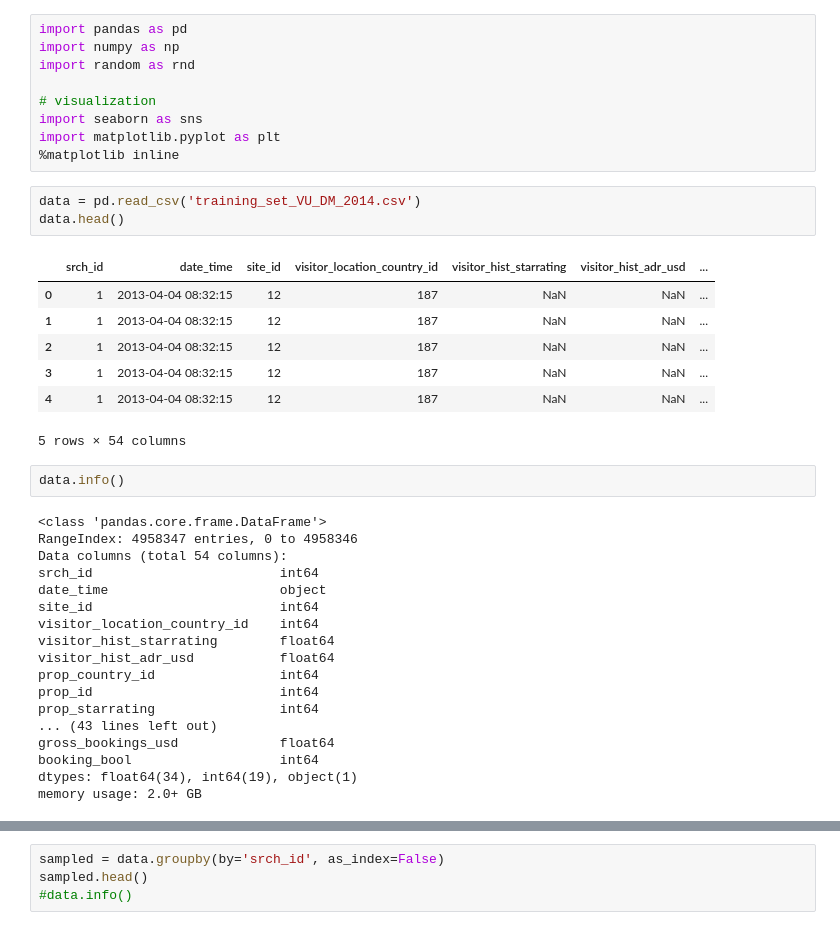
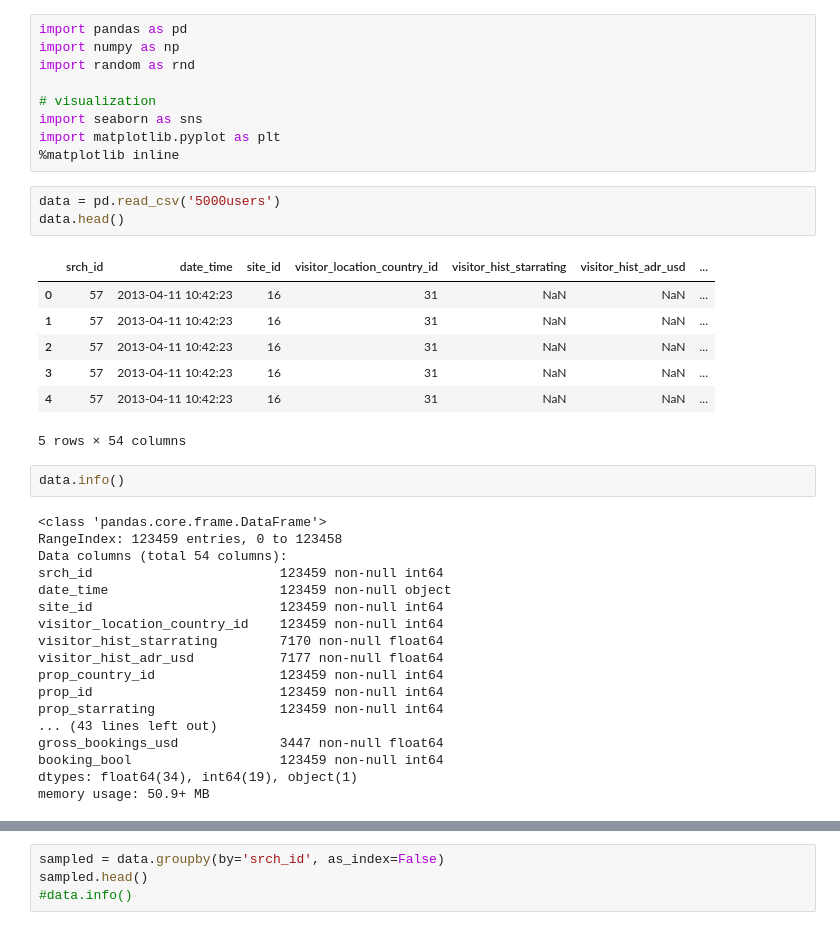
Before and after one commit to Longi94/dmt2018, a Jupyter notebook: assign2/assign2.ipynb, the cells around one changed output, grey strips where cells are left out. Cells and saved outputs as stored; diff of their text form.

```diff
--- a/assign2/assign2.ipynb
+++ b/assign2/assign2.ipynb
@@ -8,33 +8,33 @@ import seaborn as sns
 import matplotlib.pyplot as plt
 %matplotlib inline
 # %%
-data = pd.read_csv('training_set_VU_DM_2014.csv')
+data = pd.read_csv('5000users')
 data.head()
 # %% [output]
 |  | srch_id | date_time | site_id | visitor_location_country_id | visitor_hist_starrating | visitor_hist_adr_usd | ... |
-| 0 | 1 | 2013-04-04 08:32:15 | 12 | 187 | NaN | NaN | ... |
-| 1 | 1 | 2013-04-04 08:32:15 | 12 | 187 | NaN | NaN | ... |
-| 2 | 1 | 2013-04-04 08:32:15 | 12 | 187 | NaN | NaN | ... |
-| 3 | 1 | 2013-04-04 08:32:15 | 12 | 187 | NaN | NaN | ... |
-| 4 | 1 | 2013-04-04 08:32:15 | 12 | 187 | NaN | NaN | ... |
+| 0 | 57 | 2013-04-11 10:42:23 | 16 | 31 | NaN | NaN | ... |
+| 1 | 57 | 2013-04-11 10:42:23 | 16 | 31 | NaN | NaN | ... |
+| 2 | 57 | 2013-04-11 10:42:23 | 16 | 31 | NaN | NaN | ... |
+| 3 | 57 | 2013-04-11 10:42:23 | 16 | 31 | NaN | NaN | ... |
+| 4 | 57 | 2013-04-11 10:42:23 | 16 | 31 | NaN | NaN | ... |
 5 rows × 54 columns
 # %%
 data.info()
 # %% [output]
 <class 'pandas.core.frame.DataFrame'>
-RangeIndex: 4958347 entries, 0 to 4958346
+RangeIndex: 123459 entries, 0 to 123458
 Data columns (total 54 columns):
-srch_id                        int64
-date_time                      object
-site_id                        int64
-visitor_location_country_id    int64
-visitor_hist_starrating        float64
-visitor_hist_adr_usd           float64
-prop_country_id                int64
-prop_id                        int64
-prop_starrating                int64
+srch_id                        123459 non-null int64
+date_time                      123459 non-null object
+site_id                        123459 non-null int64
+visitor_location_country_id    123459 non-null int64
+visitor_hist_starrating        7170 non-null float64
+visitor_hist_adr_usd           7177 non-null float64
+prop_country_id                123459 non-null int64
+prop_id                        123459 non-null int64
+prop_starrating                123459 non-null int64
 ... (43 lines left out)
-gross_bookings_usd             float64
-booking_bool                   int64
+gross_bookings_usd             3447 non-null float64
+booking_bool                   123459 non-null int64
 dtypes: float64(34), int64(19), object(1)
-memory usage: 2.0+ GB
+memory usage: 50.9+ MB
```
Also changed, not shown: parts of 22 cells of this notebook, 4 other files.
